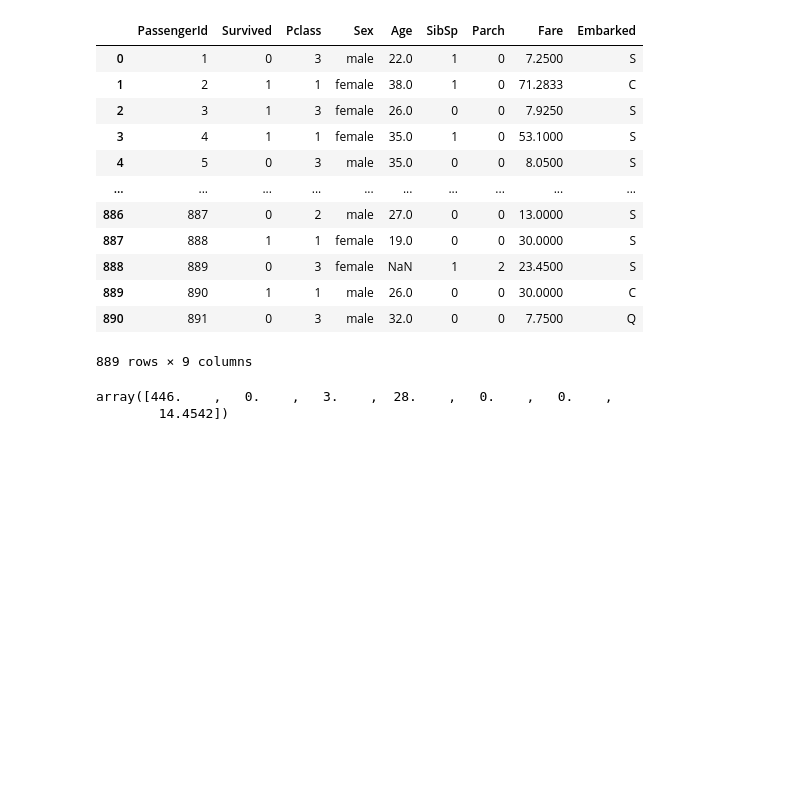
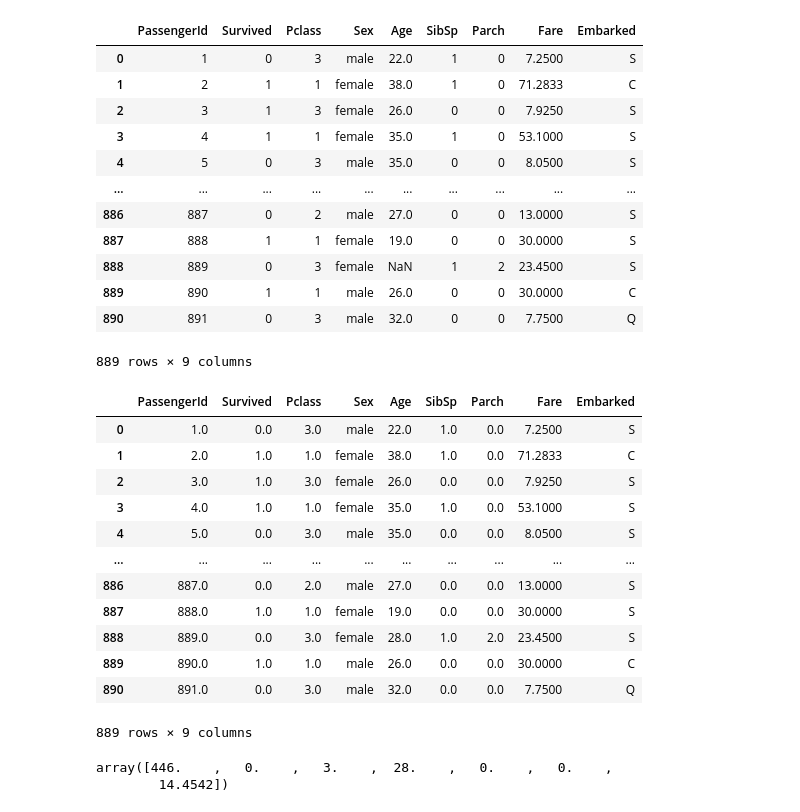
Before and after one commit to SaketSinha2005/Titanic-Survival-Prediction, a Jupyter notebook: Titanic_EDA.ipynb, the cells around one changed output. Drawn from its saved outputs; the diff is of its cells as text; code cells hidden in the pictures; blank space fills up the shorter version.

```diff
--- a/Titanic_EDA.ipynb
+++ b/Titanic_EDA.ipynb
@@ -111,6 +111,22 @@ df_num = df.select_dtypes(include=[np.number])
 imputer.fit(df_num)
 x=imputer.transform(df_num)
 df[df_num.columns]=pd.DataFrame(x, columns=df_num.columns, index=df_num.index)
+# %%
+df
+# %% [output]
+|  | PassengerId | Survived | Pclass | Sex | Age | SibSp | Parch | Fare | Embarked |
+| 0 | 1.0 | 0.0 | 3.0 | male | 22.0 | 1.0 | 0.0 | 7.2500 | S |
+| 1 | 2.0 | 1.0 | 1.0 | female | 38.0 | 1.0 | 0.0 | 71.2833 | C |
+| 2 | 3.0 | 1.0 | 3.0 | female | 26.0 | 0.0 | 0.0 | 7.9250 | S |
+| 3 | 4.0 | 1.0 | 1.0 | female | 35.0 | 1.0 | 0.0 | 53.1000 | S |
+| 4 | 5.0 | 0.0 | 3.0 | male | 35.0 | 0.0 | 0.0 | 8.0500 | S |
+| ... | ... | ... | ... | ... | ... | ... | ... | ... | ... |
+| 886 | 887.0 | 0.0 | 2.0 | male | 27.0 | 0.0 | 0.0 | 13.0000 | S |
+| 887 | 888.0 | 1.0 | 1.0 | female | 19.0 | 0.0 | 0.0 | 30.0000 | S |
+| 888 | 889.0 | 0.0 | 3.0 | female | 28.0 | 1.0 | 2.0 | 23.4500 | S |
+| 889 | 890.0 | 1.0 | 1.0 | male | 26.0 | 0.0 | 0.0 | 30.0000 | C |
+| 890 | 891.0 | 0.0 | 3.0 | male | 32.0 | 0.0 | 0.0 | 7.7500 | Q |
+889 rows × 9 columns
 # %%
 imputer.statistics_
 # %% [output]
```
Also changed, not shown: parts of 1 cell of this notebook, 2 other files.
